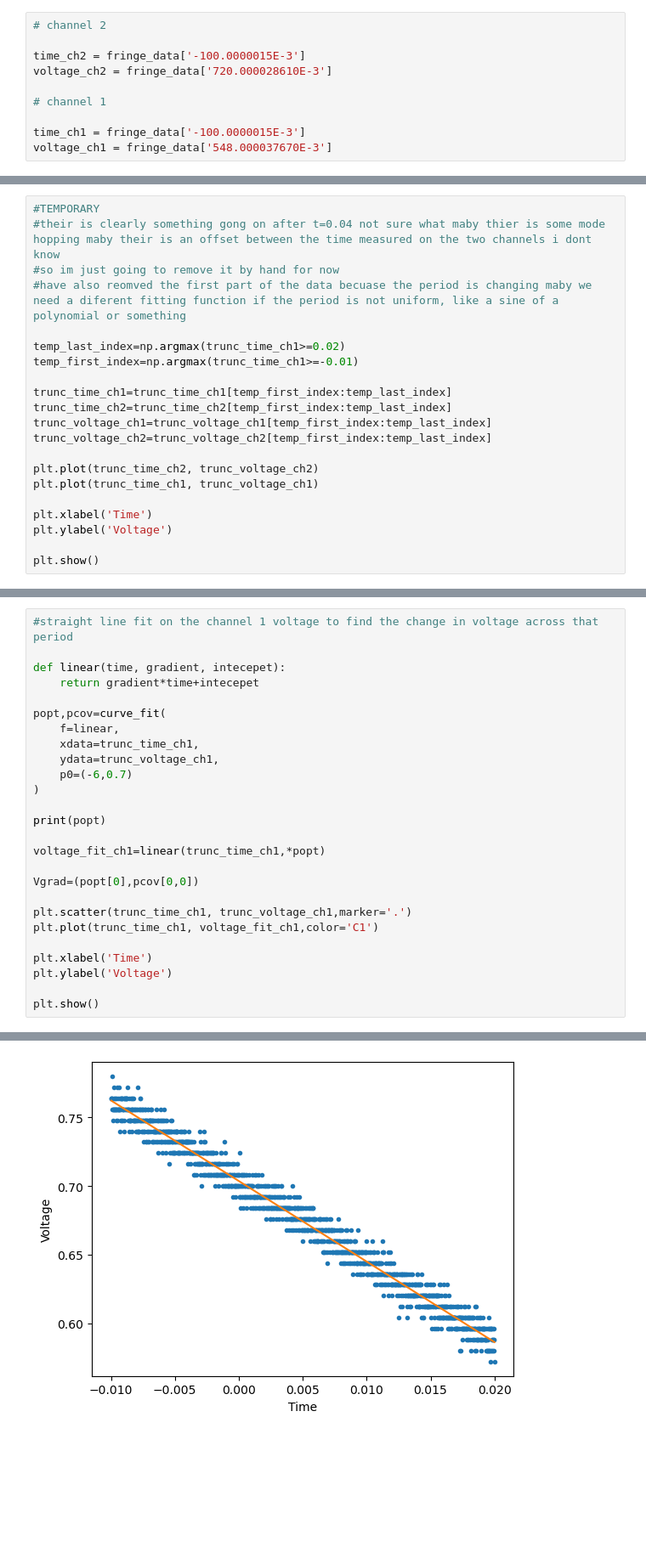
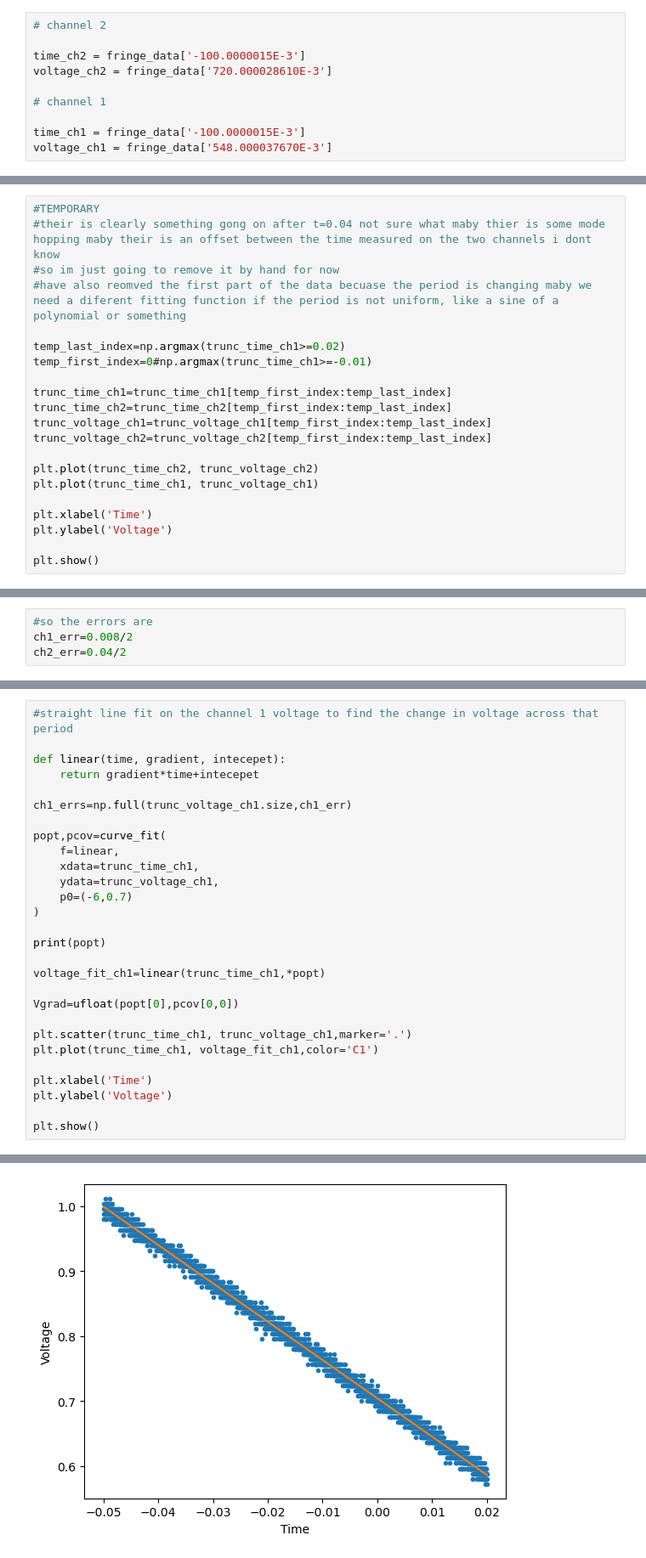
Before and after one commit to LaraTatli18/doppler-free-laser-spectroscopy, a Jupyter notebook: Calibrate.ipynb, the cells around one changed output, grey strips where cells are left out. Shown at 85% size. Drawn from its saved outputs; the diff is of its cells as text; blank space fills up the shorter version.

```diff
--- a/Calibrate.ipynb
+++ b/Calibrate.ipynb
@@ -81,7 +82,7 @@ plt.show()
 #have also reomved the first part of the data becuase the period is changing maby we need a diferent fitting function if the period is not uniform, like a sine of a polynomial or something
 
 temp_last_index=np.argmax(trunc_time_ch1>=0.02)
-temp_first_index=np.argmax(trunc_time_ch1>=-0.01)
+temp_first_index=0#np.argmax(trunc_time_ch1>=-0.01)
 
 trunc_time_ch1=trunc_time_ch1[temp_first_index:temp_last_index]
 trunc_time_ch2=trunc_time_ch2[temp_first_index:temp_last_index]
@@ -100,3 +131,7 @@ plt.show()
+# %%
+#so the errors are
+ch1_err=0.008/2
+ch2_err=0.04/2
 # %%
 #sinusoidal fit of the chanel 2 voltage to find the period
 
@@ -138,6 +178,8 @@ plt.show()
 
 def linear(time, gradient, intecepet):
 	return gradient*time+intecepet
+
+ch1_errs=np.full(trunc_voltage_ch1.size,ch1_err)
 
 popt,pcov=curve_fit(
 	f=linear,
@@ -150,7 +192,7 @@ print(popt)
 
 voltage_fit_ch1=linear(trunc_time_ch1,*popt)
 
-Vgrad=(popt[0],pcov[0,0])
+Vgrad=ufloat(popt[0],pcov[0,0])
 
 plt.scatter(trunc_time_ch1, trunc_voltage_ch1,marker='.')
 plt.plot(trunc_time_ch1, voltage_fit_ch1,color='C1')
@@ -164,4 +206,4 @@ plt.show()
-[figure, old version]
+[figure, new version]
 # %%
 #calculate the ratio between freaquency and voltage
 
```
Also changed, not shown: parts of 7 cells of this notebook.
